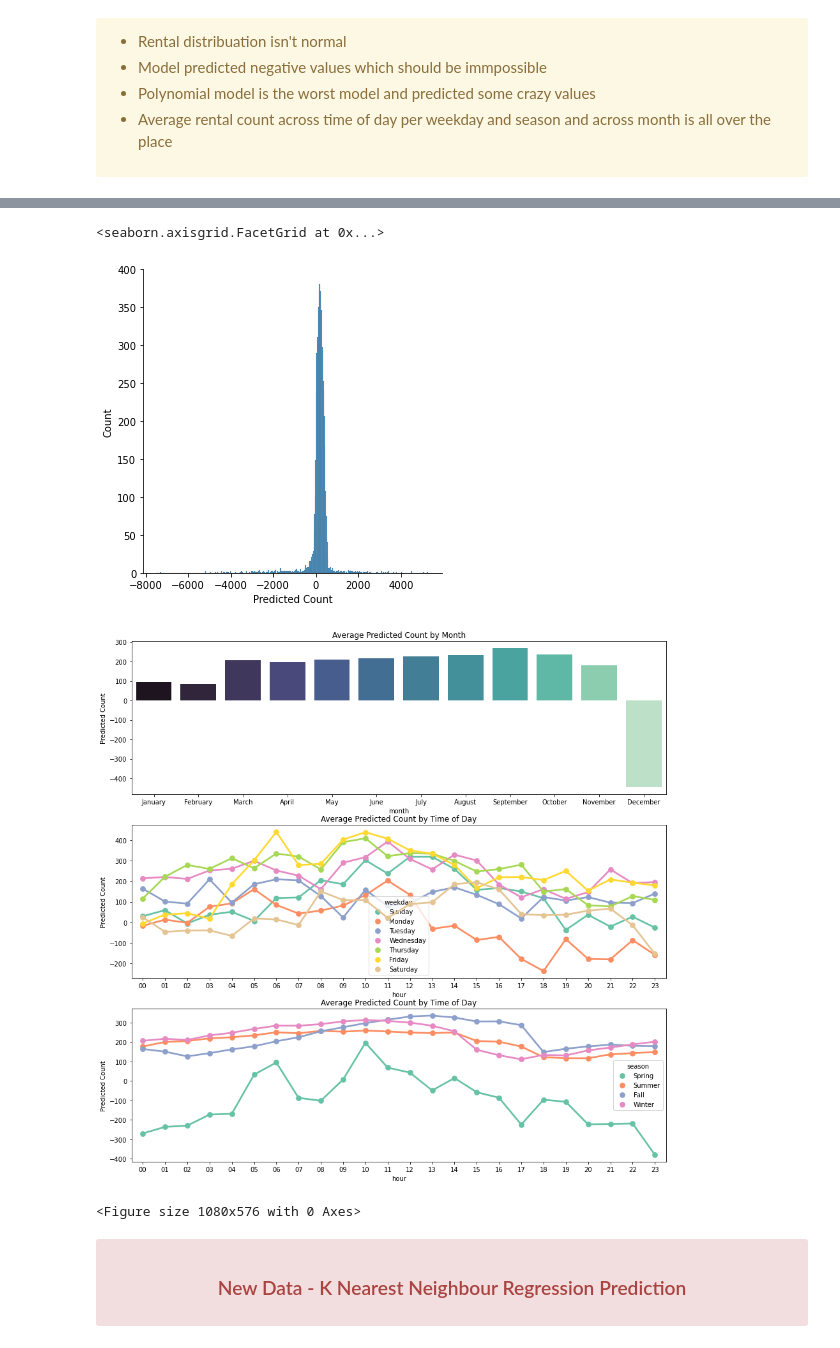
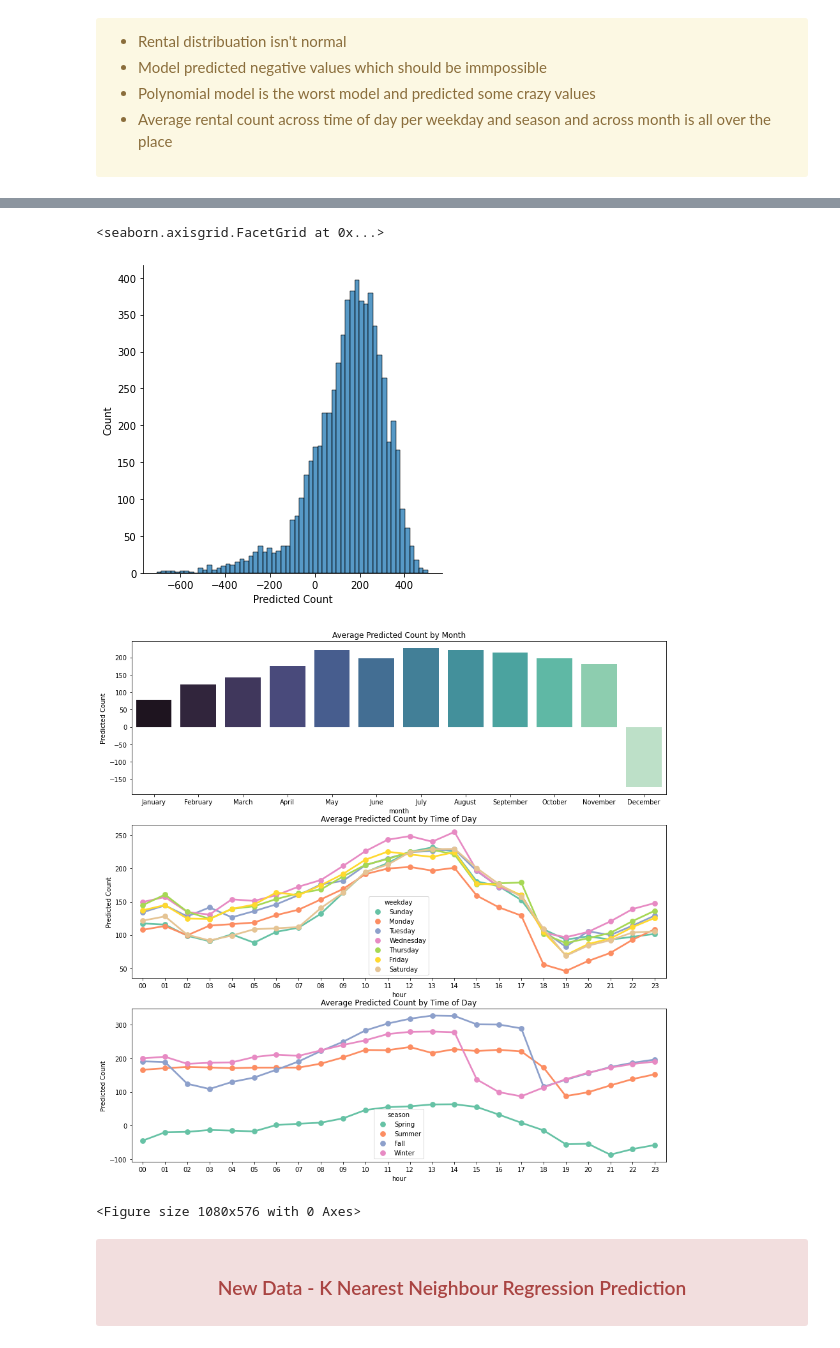
Before and after one commit to BKV15/AI_Utech, a Jupyter notebook: Machine Learning/Exercise_4/Mini Project 2.ipynb, the cells around one changed output, grey strips where cells are left out. Drawn from its saved outputs; the diff is of its cells as text; code cells hidden in the pictures.

Commit message:
Add XGboost, SVR, cross validation and grid search

```diff
--- a/Machine Learning/Exercise_4/Mini Project 2.ipynb
+++ b/Machine Learning/Exercise_4/Mini Project 2.ipynb
@@ -445 +469,13 @@ R^2 : 0.33620349642998537
 </div>
+# %%
+# Creating polynomial regressor
+poly_features = PolynomialFeatures(degree=2)
+x_train_quadratic = poly_features.fit_transform(x_train)
+quadratic_regressor = LinearRegression()
+
+# Cross validation for polynomial regression
+scores = cross_validate(estimator=quadratic_regressor , X=x_train_quadratic , y=y_train , cv=10 ,scoring=scoring)
+print(f"MAE : {scores['test_neg_mean_absolute_error'].mean()}")
+print(f"MSE : {scores['test_neg_mean_squared_error'].mean()}")
+print(f"RMSE : {scores['test_neg_root_mean_squared_error'].mean()}")
+print(f"R^2 : {scores['test_r2'].mean()}")
@@ -446,7 +487,4 @@ R^2 : 0.33620349642998537
 # %%
-poly_features = PolynomialFeatures(degree=3)
-x_train_quadratic = poly_features.fit_transform(x_train)
-quadratic_regressor = LinearRegression()
 quadratic_regressor.fit(x_train_quadratic , y_train)
 y_pred = quadratic_regressor.predict(poly_features.fit_transform(x_test))
 plt.scatter(y_test , y_pred)
@@ -683,30 +957,30 @@ quadratic_data.sample()
 sns.displot(data=quadratic_data , x='Predicted Count')
 # %% [output]
 <seaborn.axisgrid.FacetGrid at 0x...>
-[figure, old version]
+[figure, new version]
 # %%
 fig,ax = plt.subplots(3, figsize=(15,15))
 
-sort_order = sortOrder = ["January","February","March","April","May","June","July","August","September","October","November","December"]
+sort_order = ["January","February","March","April","May","June","July","August","September","October","November","December"]
 data = quadratic_data.groupby('month')['Predicted Count'].mean().reset_index()
 sns.barplot(data=data , x='month' , y='Predicted Count', ax=ax[0] , order=sort_order , palette='mako')
 ax[0].set_title('Average Predicted Count by Month')
 
 hue_order = ["Sunday","Monday","Tuesday","Wednesday","Thursday","Friday","Saturday"]
 data = quadratic_data.groupby(['hour' , 'weekday'])['Predicted Count'].mean().reset_index()
 sns.pointplot(data=data , x='hour' , y='Predicted Count' , ax=ax[1] , hue='weekday' , hue_order=hue_order , join=True , palette='Set2')
 ax[1].set_title('Average Predicted Count by Time of Day')
 
 hue_order = ["Sunday","Monday","Tuesday","Wednesday","Thursday","Friday","Saturday"]
 plt.figure(figsize=(15,8))
 data = quadratic_data.groupby(['hour' , 'season'])['Predicted Count'].mean().reset_index()
 sns.pointplot(data=data , x='hour' , y='Predicted Count' , ax=ax[2] , hue='season' , hue_order=['Spring' , 'Summer' , 'Fall' , 'Winter'] , join=True , palette='Set2')
 ax[2].set_title('Average Predicted Count by Time of Day')
 
 
 plt.show()
 # %% [output]
-[figure, old version]
+[figure, new version]
 <Figure size 1080x576 with 0 Axes>
 # %% [markdown]
 <div class="alert alert-block alert-danger">
```
Also changed, not shown: parts of 61 cells of this notebook.
